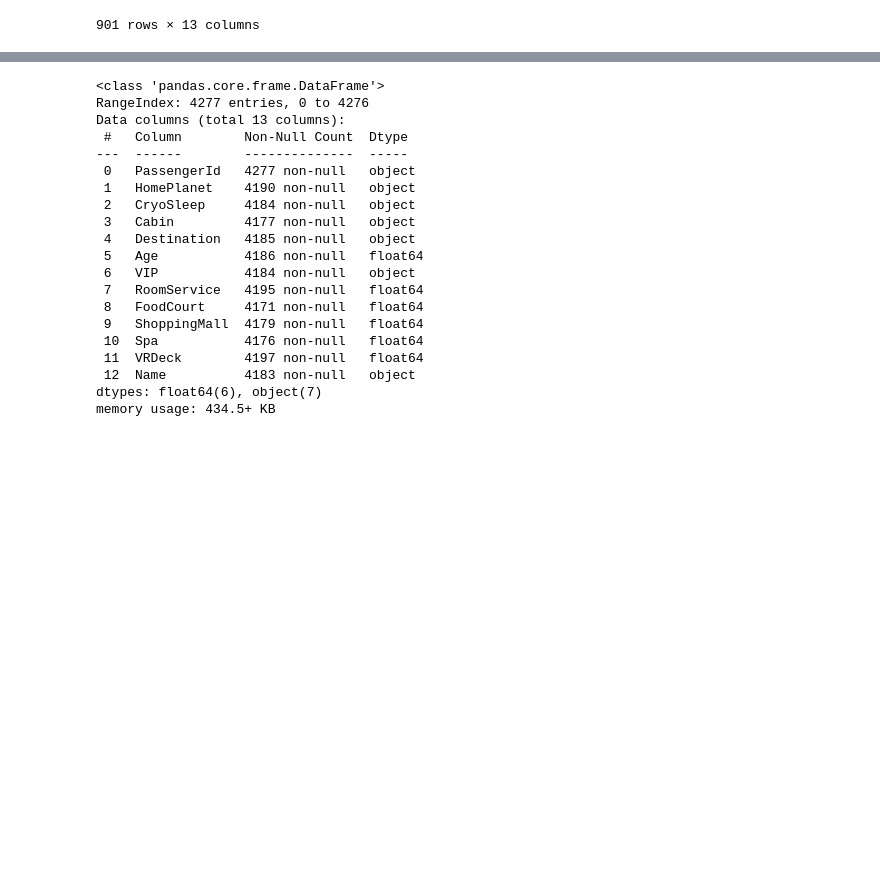
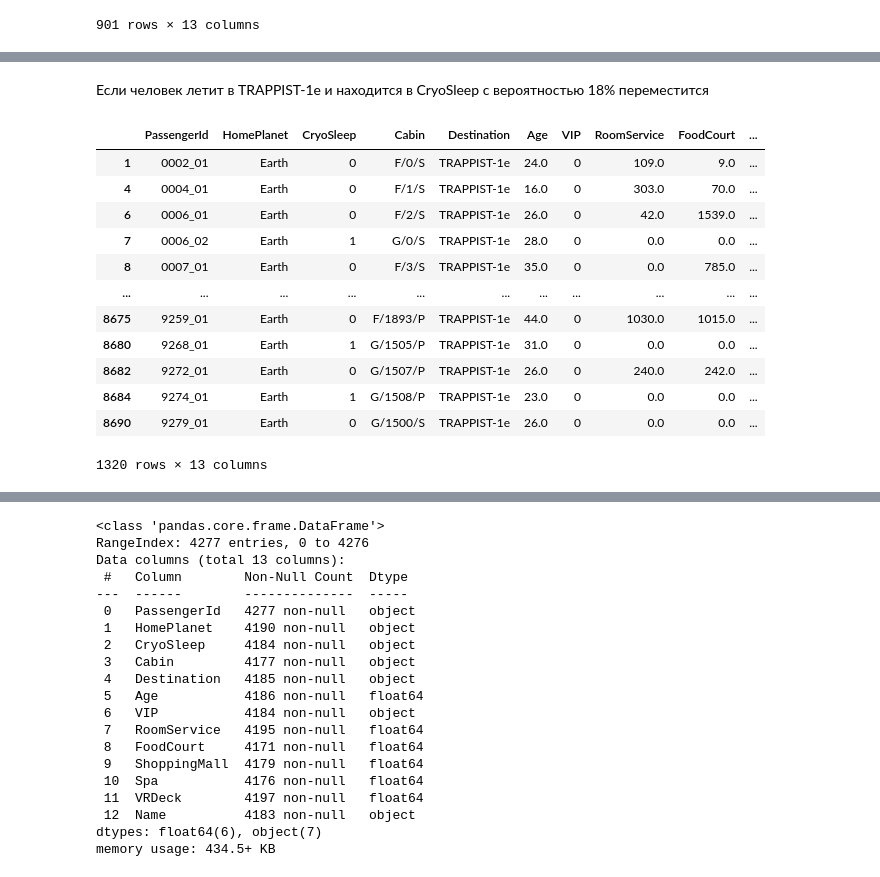
Before and after one commit to PigalAnastasiya/DScourse_Pigal, a Jupyter notebook: homework22_05/spaceship_titanic.ipynb, the cells around one changed output, grey strips where cells are left out. Saved outputs shown, nothing was run; the diff lists cells and outputs as text; code cells hidden in the pictures; blank space fills up the shorter version.

```diff
--- a/homework22_05/spaceship_titanic.ipynb
+++ b/homework22_05/spaceship_titanic.ipynb
@@ -512,0 +558,19 @@ count_str
+# %% [markdown]
+Если человек летит в TRAPPIST-1e и находится в CryoSleep с вероятностью 18% переместится
+# %%
+count_str=df_new.loc[((df_new['Destination'] == 'TRAPPIST-1e')   & (df_new['HomePlanet'] =='Earth') & (df_new['Transported']==1))]
+count_str
+# %% [output]
+|  | PassengerId | HomePlanet | CryoSleep | Cabin | Destination | Age | VIP | RoomService | FoodCourt | ... |
+| 1 | 0002_01 | Earth | 0 | F/0/S | TRAPPIST-1e | 24.0 | 0 | 109.0 | 9.0 | ... |
+| 4 | 0004_01 | Earth | 0 | F/1/S | TRAPPIST-1e | 16.0 | 0 | 303.0 | 70.0 | ... |
+| 6 | 0006_01 | Earth | 0 | F/2/S | TRAPPIST-1e | 26.0 | 0 | 42.0 | 1539.0 | ... |
+| 7 | 0006_02 | Earth | 1 | G/0/S | TRAPPIST-1e | 28.0 | 0 | 0.0 | 0.0 | ... |
+| 8 | 0007_01 | Earth | 0 | F/3/S | TRAPPIST-1e | 35.0 | 0 | 0.0 | 785.0 | ... |
+| ... | ... | ... | ... | ... | ... | ... | ... | ... | ... | ... |
+| 8675 | 9259_01 | Earth | 0 | F/1893/P | TRAPPIST-1e | 44.0 | 0 | 1030.0 | 1015.0 | ... |
+| 8680 | 9268_01 | Earth | 1 | G/1505/P | TRAPPIST-1e | 31.0 | 0 | 0.0 | 0.0 | ... |
+| 8682 | 9272_01 | Earth | 0 | G/1507/P | TRAPPIST-1e | 26.0 | 0 | 240.0 | 242.0 | ... |
+| 8684 | 9274_01 | Earth | 1 | G/1508/P | TRAPPIST-1e | 23.0 | 0 | 0.0 | 0.0 | ... |
+| 8690 | 9279_01 | Earth | 0 | G/1500/S | TRAPPIST-1e | 26.0 | 0 | 0.0 | 0.0 | ... |
+1320 rows × 13 columns
```
Also changed, not shown: parts of 30 cells of this notebook, 1 other file.
